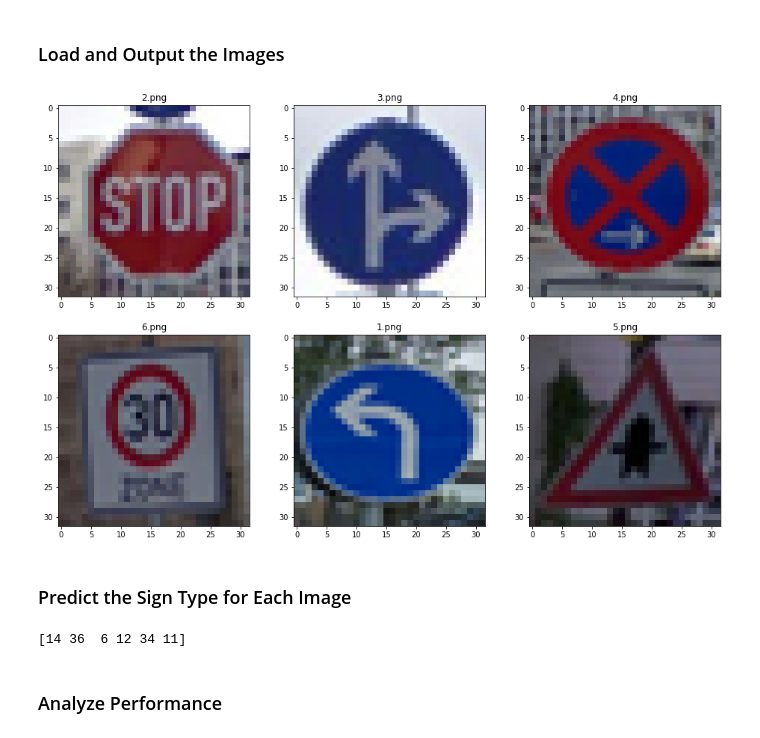
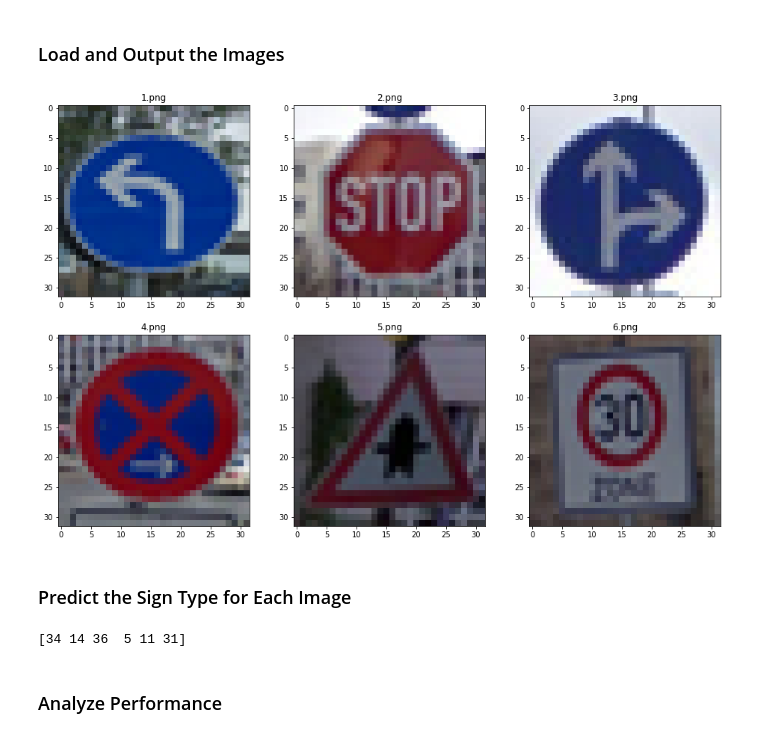
Before and after one commit to tyaq/CarND-Traffic-Sign-Classifier-Project, a Jupyter notebook: Traffic_Sign_Classifier.ipynb, the cells around one changed output. Cells and saved outputs as stored; diff of their text form; code cells hidden in the pictures.

```diff
--- a/Traffic_Sign_Classifier.ipynb
+++ b/Traffic_Sign_Classifier.ipynb
@@ -58,6 +58,7 @@ Complete the basic data summary below. Use python, numpy and/or pandas methods t
 ### Replace each question mark with the appropriate value.
 ### Use python, pandas or numpy methods rather than hard coding the results
 import numpy as np
+import csv
 
 # TODO: Number of training examples
 n_train = len(X_train)
@@ -72,10 +73,15 @@ n_test = len(X_test)
 image_shape = X_train[0].shape
 
 # TODO: How many unique classes/labels there are in the dataset.
-name_values = np.genfromtxt('signnames.csv', skip_header=1, dtype=[('myint','i8'), ('mysring','S55')], delimiter=',')
-n_classes = len(name_values)
+sign_class = []
+with open('signnames.csv', 'rt') as csvfile:
+    reader = csv.DictReader(csvfile, delimiter=',')
+    for row in reader:
+        sign_class.append((row['SignName']))
+n_classes = len(sign_class)
 
 print("Number of training examples =", n_train)
+print("Number of validation examples =", n_validation)
 print("Number of testing examples =", n_test)
 print("Image data shape =", image_shape)
 print("Number of classes =", n_classes)
@@ -99,24 +106,22 @@ import matplotlib.pyplot as plt
 # Visualizations will be shown in the notebook.
 %matplotlib inline
 import random
-import numpy as np
 
-def showImageSamples(X, y, sampleSize=10, cmap=None):
+sampleSize = 10
 
-    for sign in name_values:
-        print(sign[0], sign[1].decode('UTF-8'))
+#Print out a sampling of images for each class
+for index, signClass in enumerate(sign_class):
+    print(index, signClass)
 
-        #find all imgs with the sign value = label value
-        trainList = np.where(y==sign[0])[0]
-        samples = random.sample(list(trainList), sampleSize)
-        fig = plt.figure(figsize = (sampleSize, 16))
+    samples = random.sample(list(np.where(y_train==index)[0]), sampleSize)
+    fig = plt.figure(figsize = (sampleSize, 16))
 
-        for i in range(sampleSize):
-            image = X[samples[i]]
-            axis = fig.add_subplot(1,sampleSize, i+1, xticks=[], yticks=[])
-            axis.imshow(image.squeeze(), cmap=cmap)
-        plt.show()
+    for i in range(sampleSize):
+        image = X_train[samples[i]]
+        fig.add_subplot(1,sampleSize, i+1, xticks=[], yticks=[])
 
-showImageSamples(X_train, y_train)
+        plt.imshow(image.squeeze())
+
+    plt.show()
 # %% [output]
 0 Speed limit (20km/h)
@@ -385,23 +394,25 @@ You may find `signnames.csv` useful as it contains mappings from the class id (i
 # %%
 ### Load the images and plot them here.
 ### Feel free to use as many code cells as needed.
 import os
 import matplotlib.image as mpimg
 
-files = os.listdir("maps-signs")
+files = sorted(os.listdir("maps-signs"))
+image_name_class_map = {"1.png": 34, "2.png": 14, "3.png": 13, "4.png": -1, "5.png": 11, "6.png": 1}
 new_images = []
 fig = plt.figure(figsize=(16, 16))
 for index, file_name in enumerate(files):
     img = cv2.imread("maps-signs/"+file_name)
     img = cv2.cvtColor(img, cv2.COLOR_BGR2RGB)
     new_images.append(img)
     fig.add_subplot(3,3,1+index)
     plt.title(file_name)
     plt.imshow(img)
 plt.show()
+
 X_pred = preprocess(np.array(new_images))
 # %% [output]
-[figure, old version]
+[figure, new version]
 # %% [markdown]
 ### Predict the Sign Type for Each Image
 # %%
@@ -415,16 +426,16 @@ top_k = tf.nn.top_k(softmax_logits, k=k)
 
 with tf.Session() as sess:
     sess.run(tf.global_variables_initializer())
-    saver.restore(sess, "./lenet")
+    saver.restore(sess, tf.train.latest_checkpoint('.'))
     my_softmax_logits = sess.run(softmax_logits, feed_dict={x: X_pred, keep_prob: 1.0})
-    my_top_k = sess.run(top_k, feed_dict={x: X_pred, keep_prob: 1.0})
+    top_k = sess.run(top_k, feed_dict={x: X_pred, keep_prob: 1.0})
 
 
-result = my_top_k[1].T[0]
+result = top_k[1].T[0]
 
 print(result)
 # %% [output]
-[14 36  6 12 34 11]
+[34 14 36  5 11 31]
 # %% [markdown]
 ### Analyze Performance
 # %%
```
Also changed, not shown: parts of 11 cells of this notebook, 7 other files.
